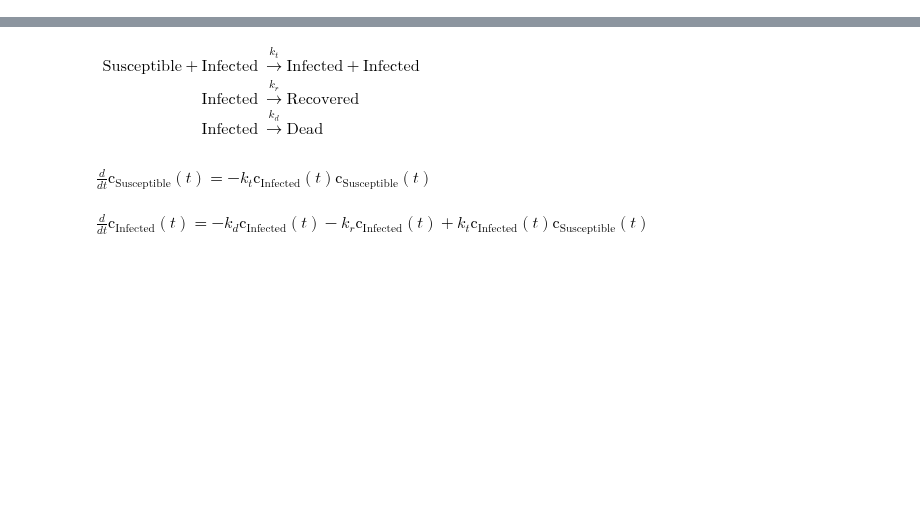
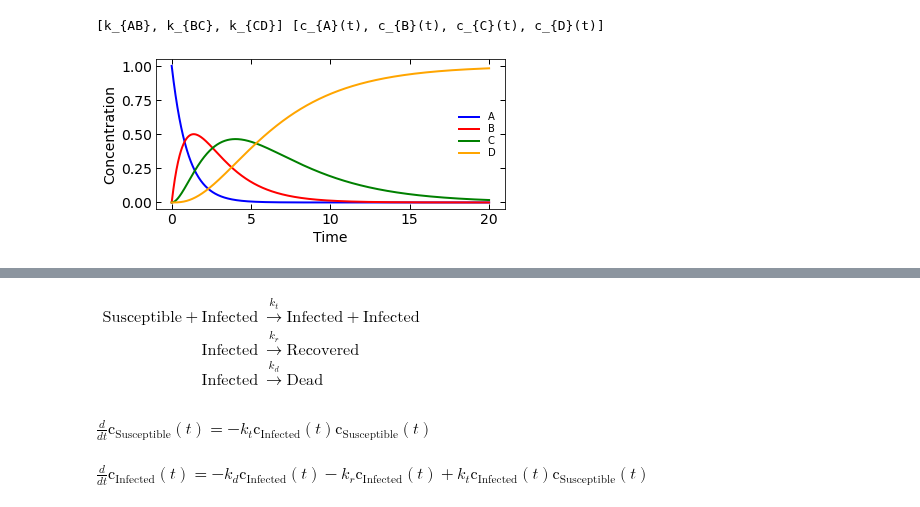
Before and after one commit to dmadea/Photo-Kinetic-Simulator, a Jupyter notebook: Simulator.ipynb, the cells around one changed output, grey strips where cells are left out. Cells and saved outputs as stored; diff of their text form; code cells hidden in the pictures; blank space fills up the shorter version.

```diff
--- a/Simulator.ipynb
+++ b/Simulator.ipynb
@@ -114,0 +121,13 @@ model.simulate_model([1e9, 1e8, 1e5, 1e9, 1/9.5e-6, 1e4, 1e9], [1e-5, 0, 0, np.l
+# %%
+# print the order of rate constants and the compartment names in which they appear in the model
+print(model.symbols['rate_constants'], model.symbols['compartments'])
+
+# set the input parameters
+rate_constants = [ 1, 0.5, 0.25 ]  # in the order of k_{AB}, k_{BC}, k_{CD}
+initial_concentrations = [ 1, 0, 0, 0 ] # in the order of A, B, C, D
+
+# simulate the model, t_max is the last time point of the simulation
+model.simulate_model(rate_constants, initial_concentrations, t_max=20, plot_separately=False)
+# %% [output]
+[k_{AB}, k_{BC}, k_{CD}] [c_{A}(t), c_{B}(t), c_{C}(t), c_{D}(t)]
+[figure, added]
```
Also changed, not shown: parts of 23 cells of this notebook, 1 other file.
